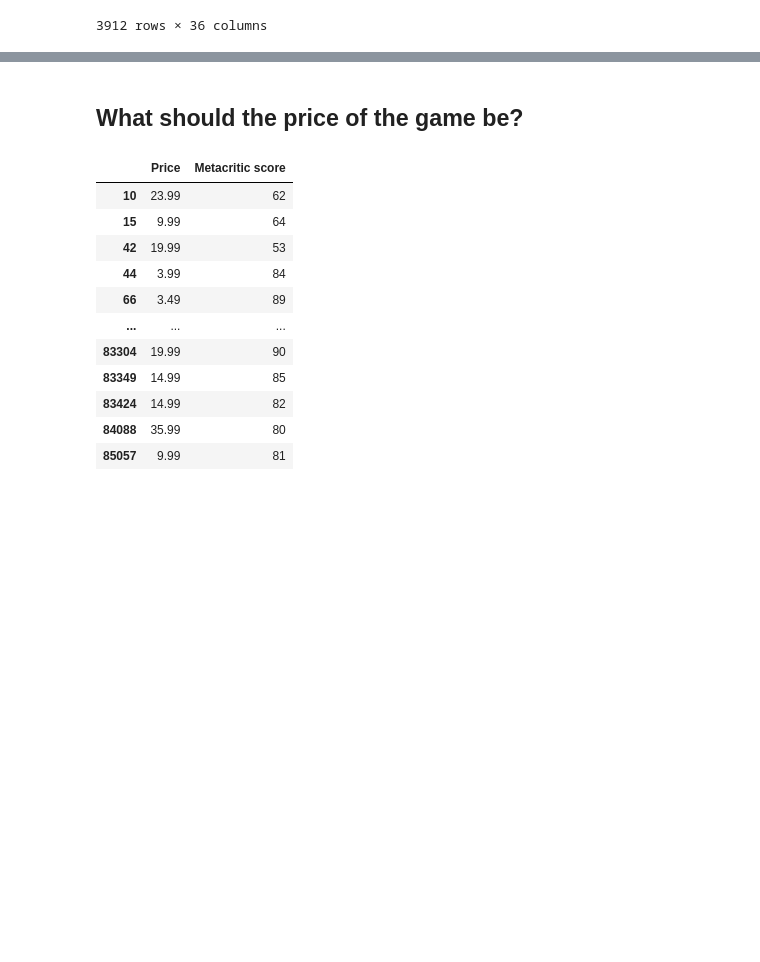
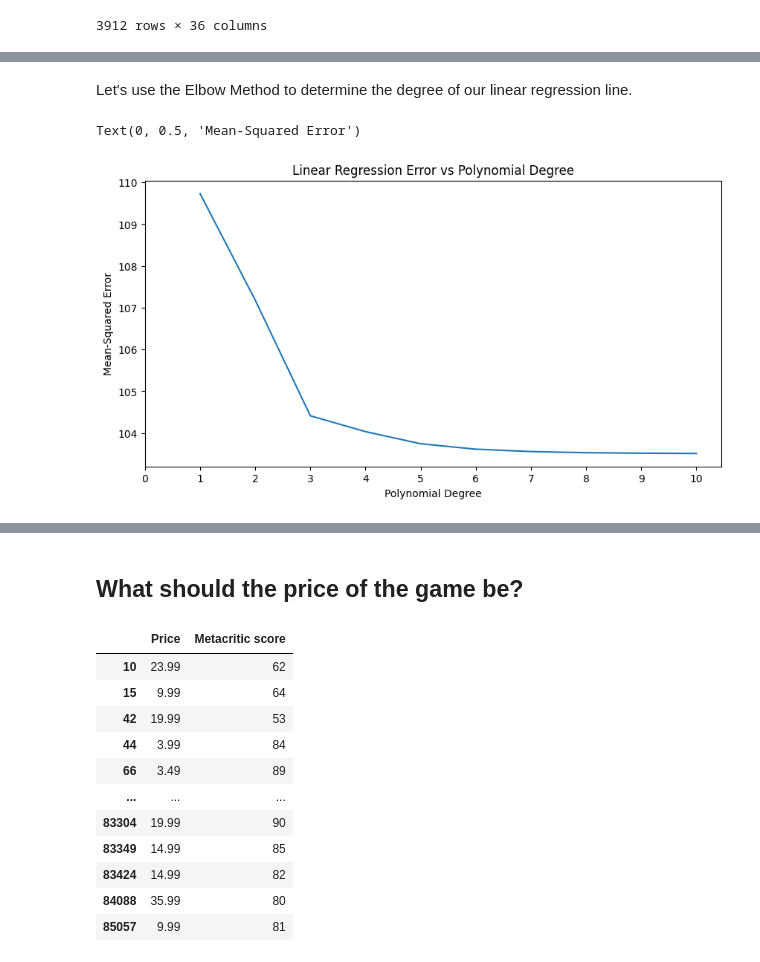
Before and after one commit to PietroPietrovski/Steam-Stat-Project, a Jupyter notebook: project.ipynb, the cells around one changed output, grey strips where cells are left out. Drawn from its saved outputs; the diff is of its cells as text; code cells hidden in the pictures; blank space fills up the shorter version.

```diff
--- a/project.ipynb
+++ b/project.ipynb
@@ -352,0 +344,46 @@ See the caveats in the documentation: https://pandas.pydata.org/pandas-docs/stab
+# %%
+from sklearn.linear_model import ElasticNet
+from sklearn.preprocessing import PolynomialFeatures
+from sklearn.pipeline import make_pipeline
+from sklearn.model_selection import train_test_split
+from sklearn.metrics import mean_squared_error, r2_score
+from collections import defaultdict
+
+def try_models(X_raw, Y_raw, degree):
+    X_train, X_test, Y_train, Y_test = train_test_split(X_raw, Y_raw)
+
+    result = defaultdict(dict)
+    for i in range(1, degree+1):
+        poly = PolynomialFeatures(degree=i)
+
+        model = make_pipeline(poly, ElasticNet(alpha=0.01))
+        model.fit(X_train, Y_train)
+        result[i]["Model"] = model
+
+        Y_pred = model.predict(X_test)
+        result[i]["Pred"] = Y_pred
+
+        mse = mean_squared_error(Y_test, Y_pred)
+        result[i]["Error"] = mse
+    return X_train, X_test, Y_train, Y_test, result
+# %% [markdown]
+Let's use the Elbow Method to determine the degree of our linear regression line.
+# %%
+X_raw = df[["Estimated owners"]]
+Y_raw = df[["Metacritic score"]]
+
+max_degree = 10
+
+X_train, X_test, Y_train, Y_test, models = try_models(X_raw, Y_raw, max_degree)
+
+errors = [models[i]["Error"] for i in range(1, max_degree+1)]
+
+fig, axes = plt.subplots(1, 1, figsize=(10, 5))
+axes.plot(range(1, max_degree+1), errors)
+axes.set_title("Linear Regression Error vs Polynomial Degree")
+axes.set_xlabel("Polynomial Degree")
+axes.set_xticks(range(0, max_degree+1))
+axes.set_ylabel("Mean-Squared Error")
+# %% [output]
+Text(0, 0.5, 'Mean-Squared Error')
+[figure, added]
```
Also changed, not shown: parts of 14 cells of this notebook.
